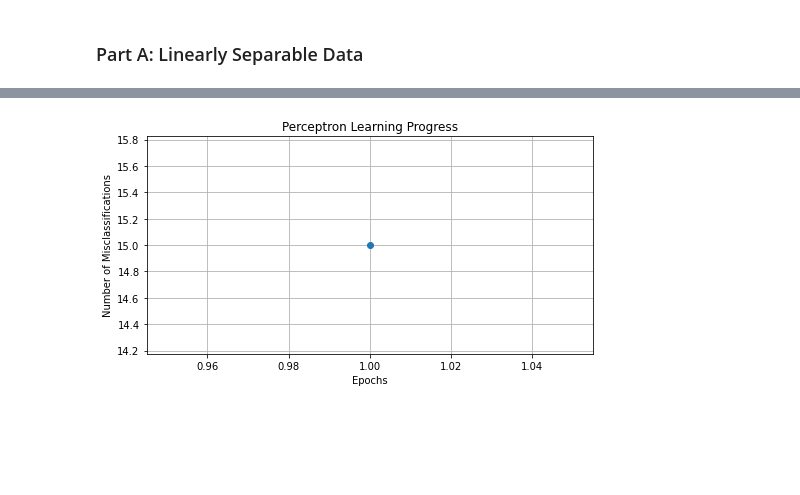
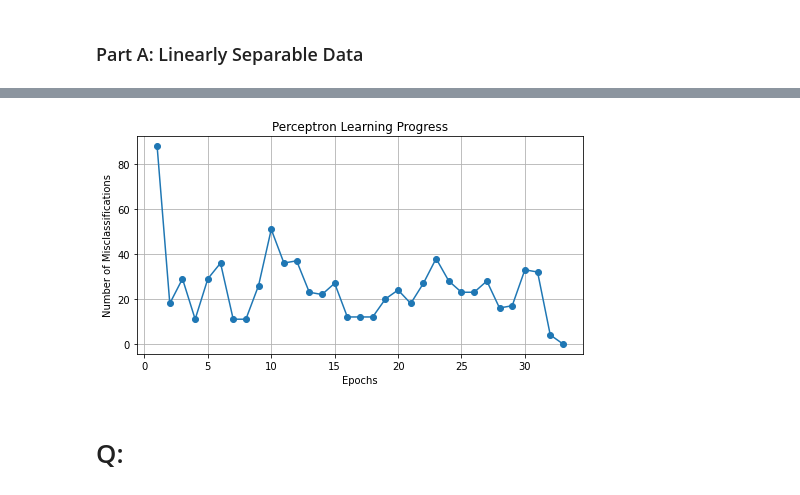
Before and after one commit to Ramtin-BeheshtAeen/intro-to-ml-code, a Jupyter notebook: introduction_to_machine_learning/session-4-Linear Classification and Perceptron Neural Network.ipynb, the cells around one changed output, grey strips where cells are left out. Drawn from its saved outputs; the diff is of its cells as text; code cells hidden in the pictures; blank space fills up the shorter version.

Commit message:
fixed Perceptron Learning Progress

```diff
--- a/introduction_to_machine_learning/session-4-Linear Classification and Perceptron Neural Network.ipynb
+++ b/introduction_to_machine_learning/session-4-Linear Classification and Perceptron Neural Network.ipynb
@@ -15,7 +15,7 @@ np.random.seed(42)
 #in summary, this code generates a 2D array of 100 random points
 #in 2D space, where each point is normally distributed around the
 # mean (4, 4) with a standard deviation of 0.25.
-class_A = np.random.normal(loc=(4,4), scale=0.25, size=(100,2))
+class_A = np.random.normal(loc=(10,10), scale=0.25, size=(190,2))
 #This code creates a 1D array of ones with the same number of
 #elements as the number of rows in the class_A array.
 label_A = np.ones(class_A.shape[0])
@@ -150,7 +155,7 @@ class Perceptron:
 
         #Starting weights and bias with zero:
         self.weights = np.zeros(n_features)
-        self.bias    = 0.0
+        self.bias    = 0.00
 
         for epoch in range(self.n_epochs):
             errors = 0
@@ -261,7 +266,7 @@ plt.show()
 # %% [markdown]
 ### Part A: Linearly Separable Data
 # %%
-def generate_ab_class(n_points=100):
+def generate_ab_class(n_points=1000):
     dataset_A = []
     dataset_B = []
     while len(dataset_A) < n_points or len(dataset_B) < n_points:
@@ -356,10 +361,13 @@ plt.show()
 # %%
 plt.figure(figsize=(8, 4))
-plt.plot(range(1, len(ls_perceptron.errors_) + 1, 20), ls_perceptron.errors_[::20], marker='o')
+                                                                  #perceptron.errors_[::20]
+plt.plot(range(1,len(ls_perceptron.errors_)+1,1), ls_perceptron.errors_[::1], marker='o')
 plt.xlabel('Epochs')
 plt.ylabel('Number of Misclassifications')
 plt.title('Perceptron Learning Progress')
 plt.grid(True)
 plt.show()
 # %% [output]
-[figure, old version]
+[figure, new version]
+# %% [markdown]
+# Q:
```
Also changed, not shown: parts of 14 cells of this notebook.
